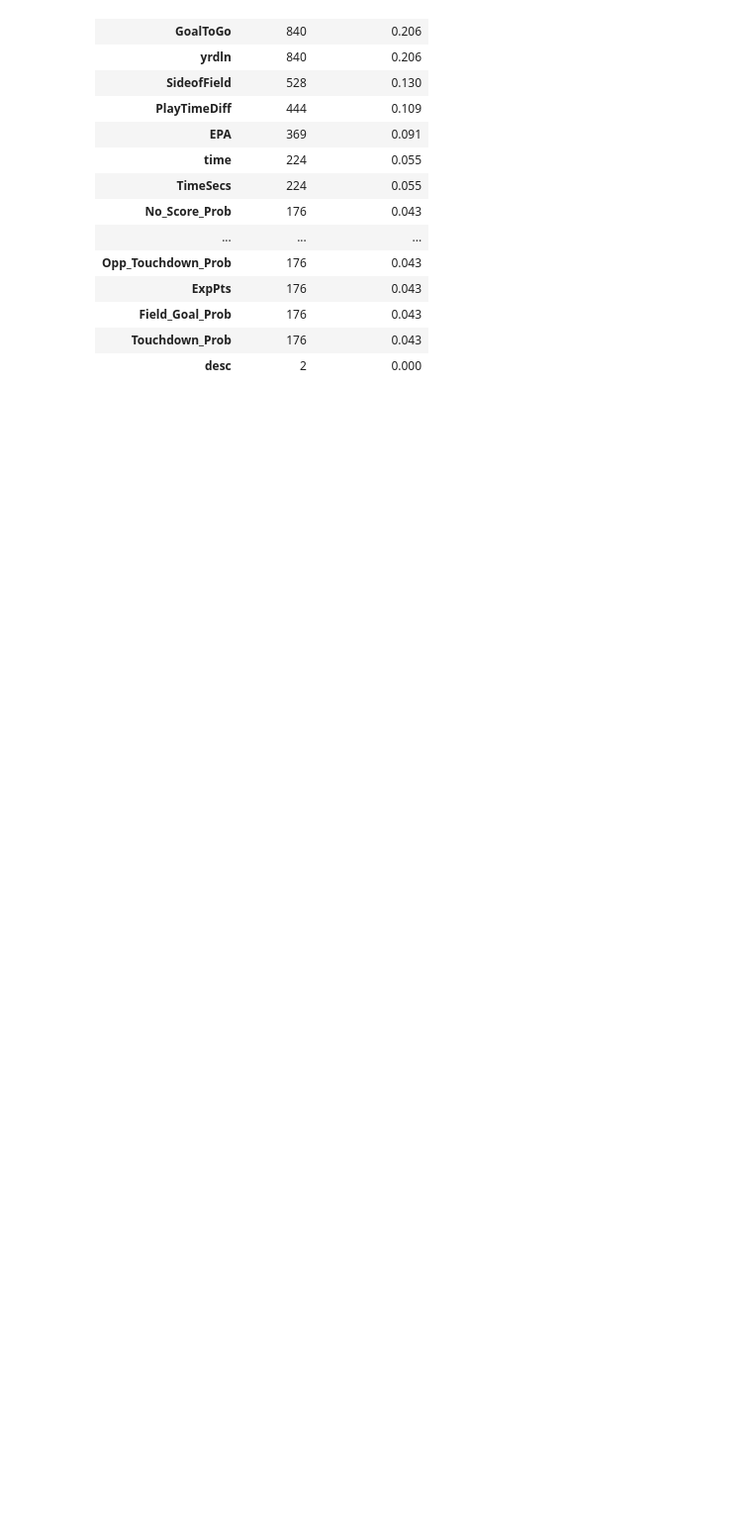
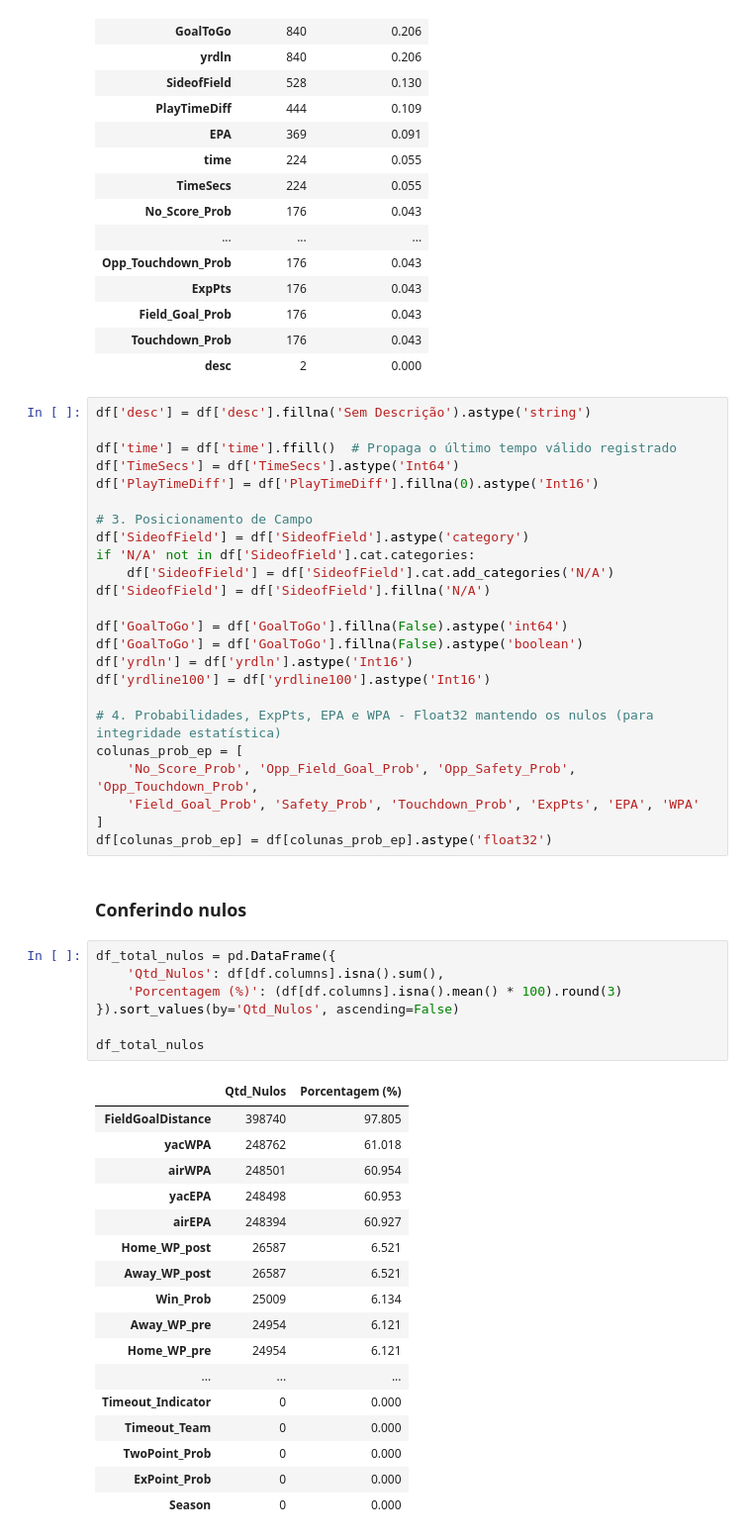
Before and after one commit to VictorLapaDev/Faculdade, a Jupyter notebook: 2-Semestre/4 Feira - Arquitetura de Dados/26.10.21/notebook.ipynb, the cells around one changed output. Shown at 99% size. Saved outputs shown, nothing was run; the diff lists cells and outputs as text; blank space fills up the shorter version.

Commit message:
feat: Terminando validação dos nulos

```diff
--- a/2-Semestre/4 Feira - Arquitetura de Dados/26.10.21/notebook.ipynb
+++ b/2-Semestre/4 Feira - Arquitetura de Dados/26.10.21/notebook.ipynb
@@ -852,3 +852,54 @@ missing_5_pd
 | Field_Goal_Prob | 176 | 0.043 |
 | Touchdown_Prob | 176 | 0.043 |
 | desc | 2 | 0.000 |
+# %%
+df['desc'] = df['desc'].fillna('Sem Descrição').astype('string')
+
+df['time'] = df['time'].ffill()  # Propaga o último tempo válido registrado
+df['TimeSecs'] = df['TimeSecs'].astype('Int64')
+df['PlayTimeDiff'] = df['PlayTimeDiff'].fillna(0).astype('Int16')
+
+# 3. Posicionamento de Campo
+df['SideofField'] = df['SideofField'].astype('category')
+if 'N/A' not in df['SideofField'].cat.categories:
+    df['SideofField'] = df['SideofField'].cat.add_categories('N/A')
+df['SideofField'] = df['SideofField'].fillna('N/A')
+
+df['GoalToGo'] = df['GoalToGo'].fillna(False).astype('int64')
+df['GoalToGo'] = df['GoalToGo'].fillna(False).astype('boolean')
+df['yrdln'] = df['yrdln'].astype('Int16')
+df['yrdline100'] = df['yrdline100'].astype('Int16')
+
+# 4. Probabilidades, ExpPts, EPA e WPA - Float32 mantendo os nulos (para integridade estatística)
+colunas_prob_ep = [
+    'No_Score_Prob', 'Opp_Field_Goal_Prob', 'Opp_Safety_Prob', 'Opp_Touchdown_Prob',
+    'Field_Goal_Prob', 'Safety_Prob', 'Touchdown_Prob', 'ExpPts', 'EPA', 'WPA'
+]
+df[colunas_prob_ep] = df[colunas_prob_ep].astype('float32')
+# %% [markdown]
+### Conferindo nulos
+# %%
+df_total_nulos = pd.DataFrame({
+    'Qtd_Nulos': df[df.columns].isna().sum(),
+    'Porcentagem (%)': (df[df.columns].isna().mean() * 100).round(3)
+}).sort_values(by='Qtd_Nulos', ascending=False)
+
+df_total_nulos
+# %% [output]
+|  | Qtd_Nulos | Porcentagem (%) |
+| FieldGoalDistance | 398740 | 97.805 |
+| yacWPA | 248762 | 61.018 |
+| airWPA | 248501 | 60.954 |
+| yacEPA | 248498 | 60.953 |
+| airEPA | 248394 | 60.927 |
+| Home_WP_post | 26587 | 6.521 |
+| Away_WP_post | 26587 | 6.521 |
+| Win_Prob | 25009 | 6.134 |
+| Away_WP_pre | 24954 | 6.121 |
+| Home_WP_pre | 24954 | 6.121 |
+| ... | ... | ... |
+| Timeout_Indicator | 0 | 0.000 |
+| Timeout_Team | 0 | 0.000 |
+| TwoPoint_Prob | 0 | 0.000 |
+| ExPoint_Prob | 0 | 0.000 |
+| Season | 0 | 0.000 |
```
Also changed, not shown: parts of 2 cells of this notebook.
